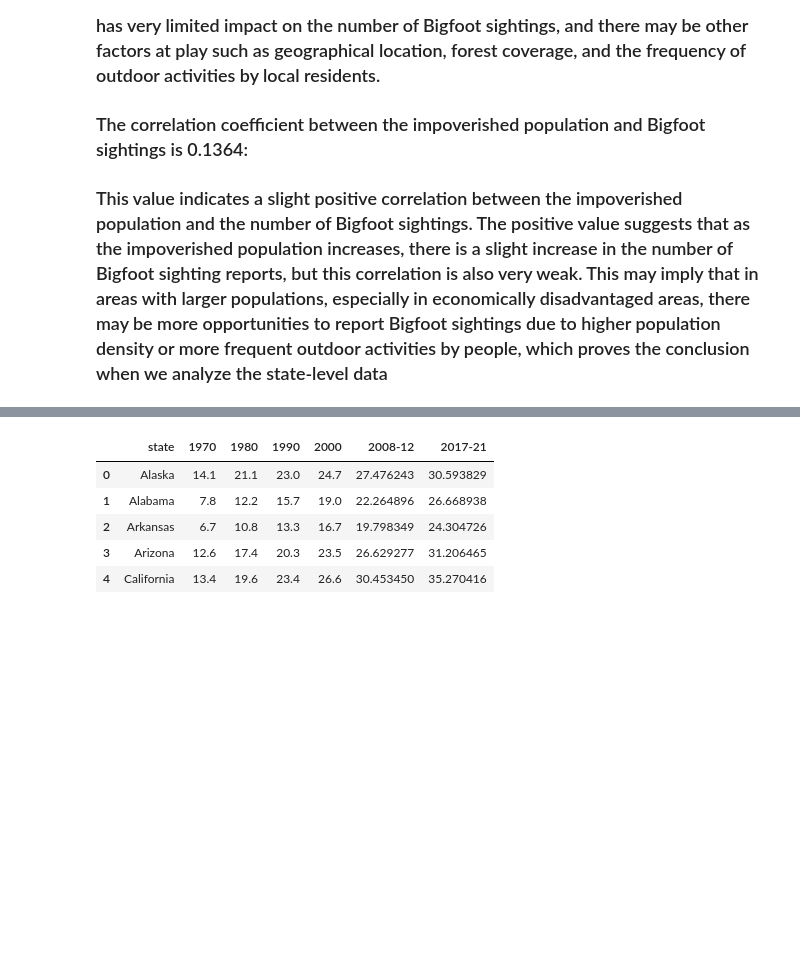
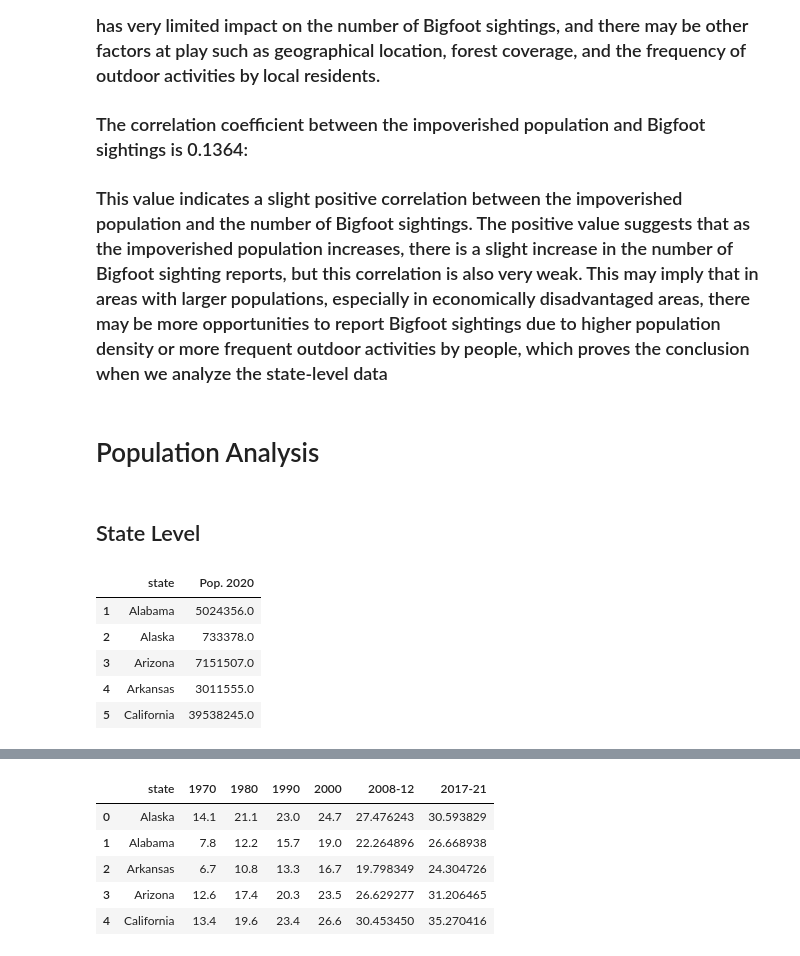
Before and after one commit to modestcharlie/2024Spr_projects, a Jupyter notebook: Final.ipynb, the cells around one changed output, grey strips where cells are left out. Cells and saved outputs as stored; diff of their text form; code cells hidden in the pictures; blank space fills up the shorter version.

```diff
--- a/Final.ipynb
+++ b/Final.ipynb
@@ -242,3 +244,22 @@ correlations
 
 ### The correlation coefficient between the impoverished population and Bigfoot sightings is 0.1364:
 ### This value indicates a slight positive correlation between the impoverished population and the number of Bigfoot sightings. The positive value suggests that as the impoverished population increases, there is a slight increase in the number of Bigfoot sighting reports, but this correlation is also very weak. This may imply that in areas with larger populations, especially in economically disadvantaged areas, there may be more opportunities to report Bigfoot sightings due to higher population density or more frequent outdoor activities by people, which proves the conclusion when we analyze the state-level data
+# %% [markdown]
+# Population Analysis
+# %% [markdown]
+## State Level
+# %%
+state_population = pd.read_excel('data/state.xlsx', skiprows=3)
+state_population = state_population.drop(state_population.index[0])
+state_population_columns = ['Name', 'Pop. 2020']
+state_population = state_population.loc[:, state_population_columns]
+state_population = state_population.rename(columns={'Name':'state'})
+state_population = state_population.dropna(axis=0)
+state_population.head()
+# %% [output]
+|  | state | Pop. 2020 |
+| 1 | Alabama | 5024356.0 |
+| 2 | Alaska | 733378.0 |
+| 3 | Arizona | 7151507.0 |
+| 4 | Arkansas | 3011555.0 |
+| 5 | California | 39538245.0 |
```
Also changed, not shown: parts of 13 cells of this notebook, 55 other files.
